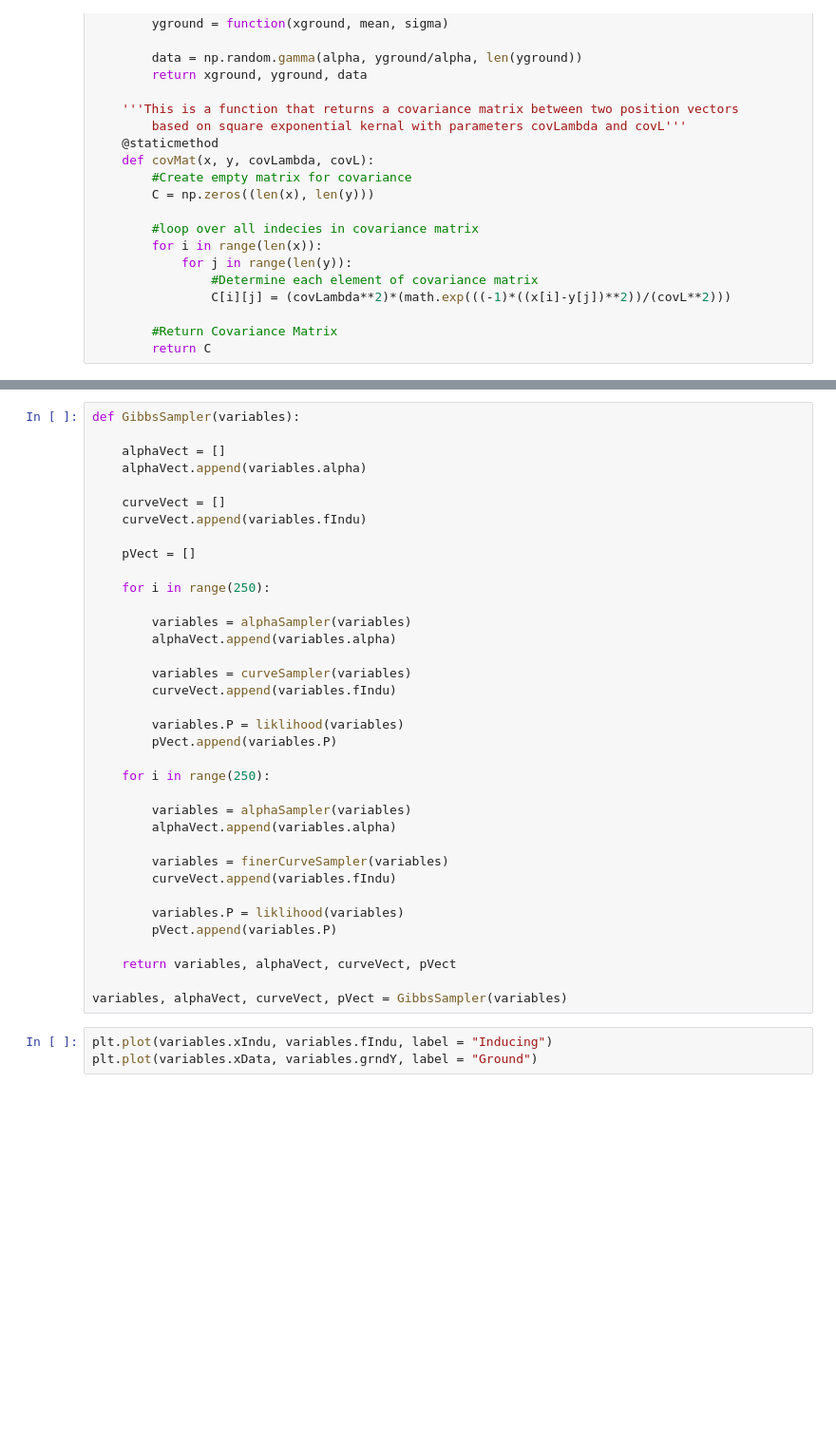
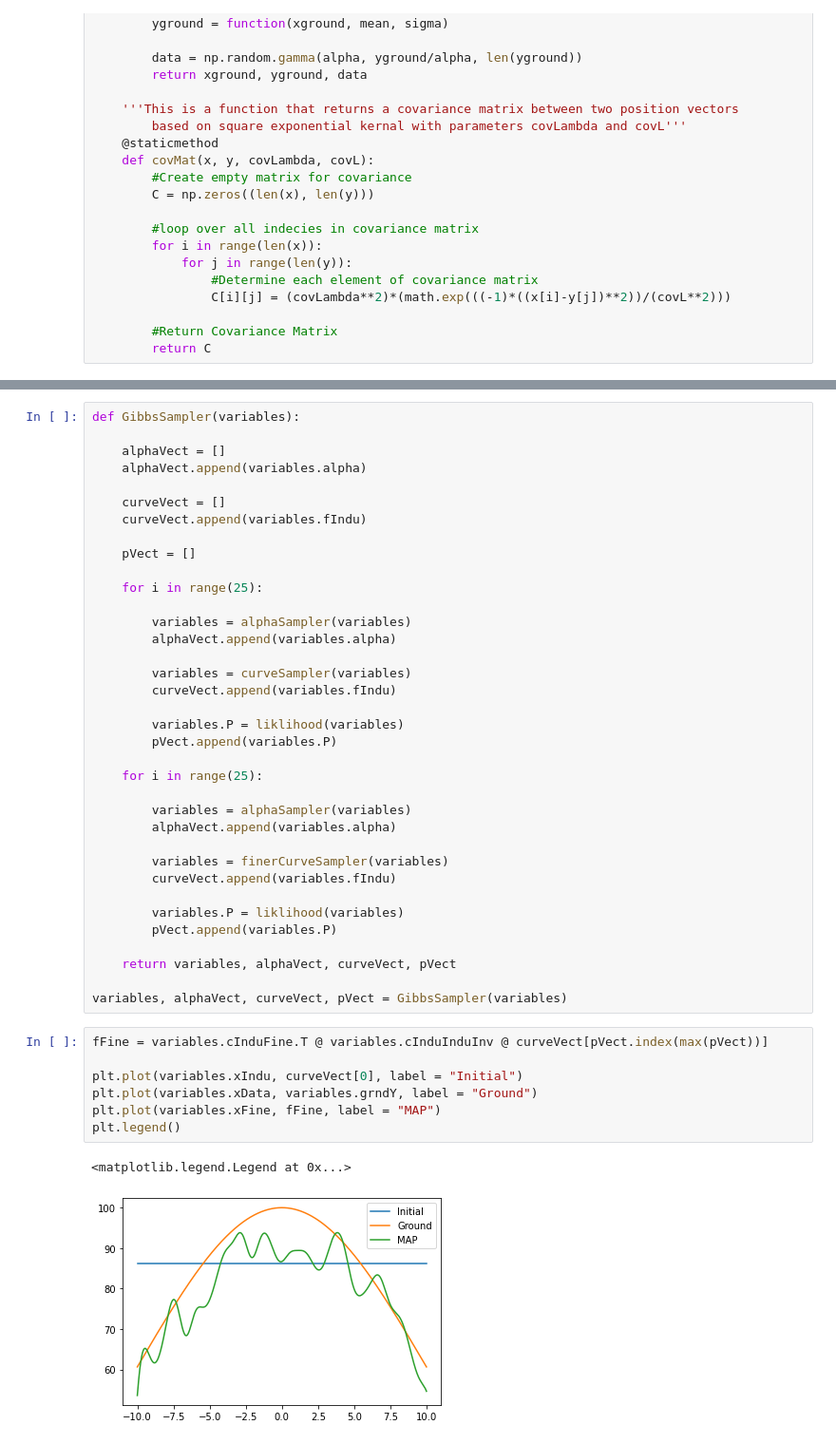
Before and after one commit to vkumar61/GPcurve, a Jupyter notebook: GPwithGammaNoise.ipynb, the cells around one changed output, grey strips where cells are left out. Shown: that part at 95% size. Cells and saved outputs as stored; diff of their text form; blank space fills up the shorter version.

```diff
--- a/GPwithGammaNoise.ipynb
+++ b/GPwithGammaNoise.ipynb
@@ -297,7 +297,7 @@ def GibbsSampler(variables):
 
     pVect = []
 
-    for i in range(250):
+    for i in range(25):
 
         variables = alphaSampler(variables)
         alphaVect.append(variables.alpha)
@@ -308,7 +308,7 @@ def GibbsSampler(variables):
         variables.P = liklihood(variables)
         pVect.append(variables.P)
 
-    for i in range(250):
+    for i in range(25):
 
         variables = alphaSampler(variables)
         alphaVect.append(variables.alpha)
@@ -323,5 +323,12 @@ def GibbsSampler(variables):
 
 variables, alphaVect, curveVect, pVect = GibbsSampler(variables)
 # %%
-plt.plot(variables.xIndu, variables.fIndu, label = "Inducing")
+fFine = variables.cInduFine.T @ variables.cInduInduInv @ curveVect[pVect.index(max(pVect))]
+
+plt.plot(variables.xIndu, curveVect[0], label = "Initial")
 plt.plot(variables.xData, variables.grndY, label = "Ground")
+plt.plot(variables.xFine, fFine, label = "MAP")
+plt.legend()
+# %% [output]
+<matplotlib.legend.Legend at 0x...>
+[figure, added]
```
Also changed, not shown: parts of 4 cells of this notebook.
